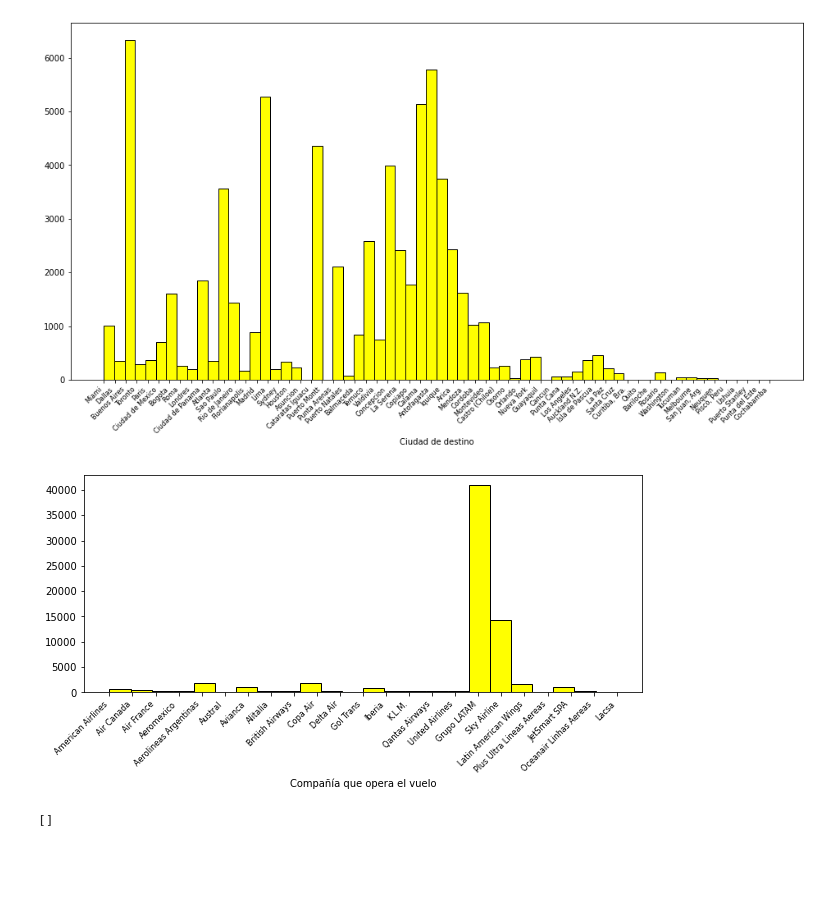
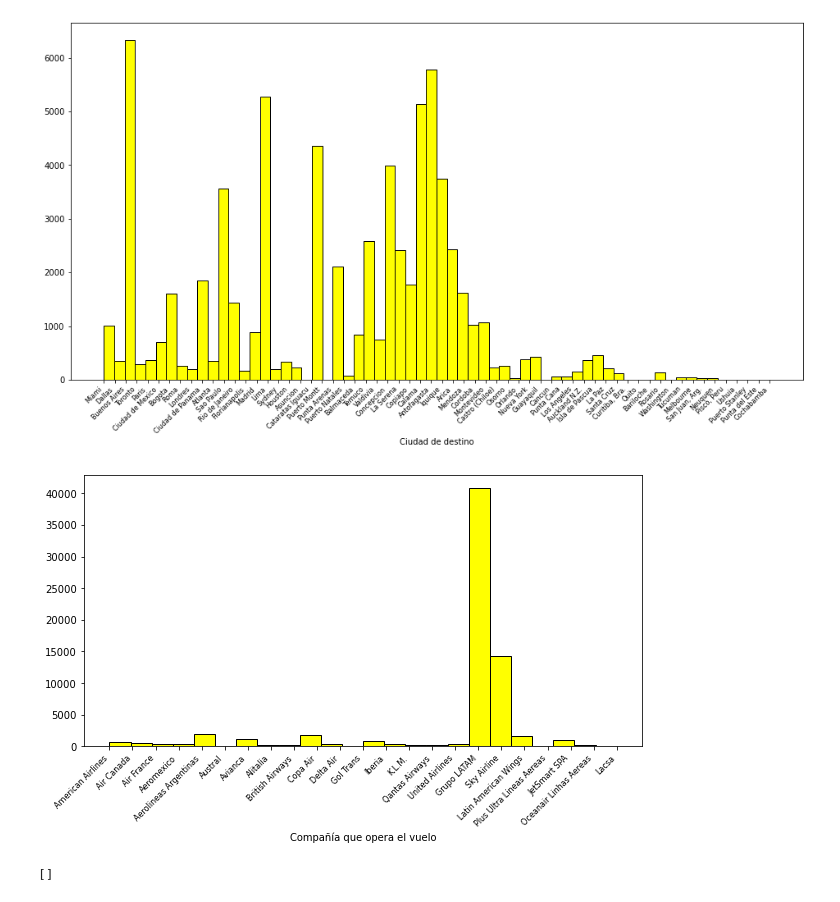
Before and after one commit to detigny/Challenge_DS_LATAM, a Jupyter notebook: solution.ipynb, the cells around one changed output. Drawn from its saved outputs; the diff is of its cells as text; code cells hidden in the pictures; blank space fills up the shorter version.

```diff
--- a/solution.ipynb
+++ b/solution.ipynb
@@ -70,4 +77,6 @@ Información duplicada:
 # %%
-df = df[df['Vlo-O'].notna()]
-df["Vlo-O"]=df["Vlo-O"].astype(str)
-df["Vlo-I"]=df["Vlo-I"].astype(str)
+#df = df[df['Vlo-O'].notna()]
+#df = df.dropna()
+df['Vlo-O'][np.where(df['Vlo-O'].isna())[0]] = df['Vlo-I'][np.where(df['Vlo-O'].isna())[0]]
+df["Vlo-O"] = df["Vlo-O"].astype(str)
+df["Vlo-I"] = df["Vlo-I"].astype(str)
@@ -133,13 +147,13 @@ plt.show()
 [figure]
 [figure]
 # %%
-plt.figure(1,figsize=(10,4))
+plt.figure(1,figsize=(10,5))
 plt.hist(df['OPERA'],24,edgecolor='black',color='yellow')
 plt.xlabel('Compañía que opera el vuelo')
 plt.xticks(rotation=45, ha="right",fontsize=8)
 plt.show()
 # %% [output]
-[figure, old version]
+[figure, new version]
 # %%
 plt.figure(1,figsize=(12,8))
 plt.xlabel(r'Código vuelo operación')
```
Also changed, not shown: parts of 13 cells of this notebook, 1 other file.
